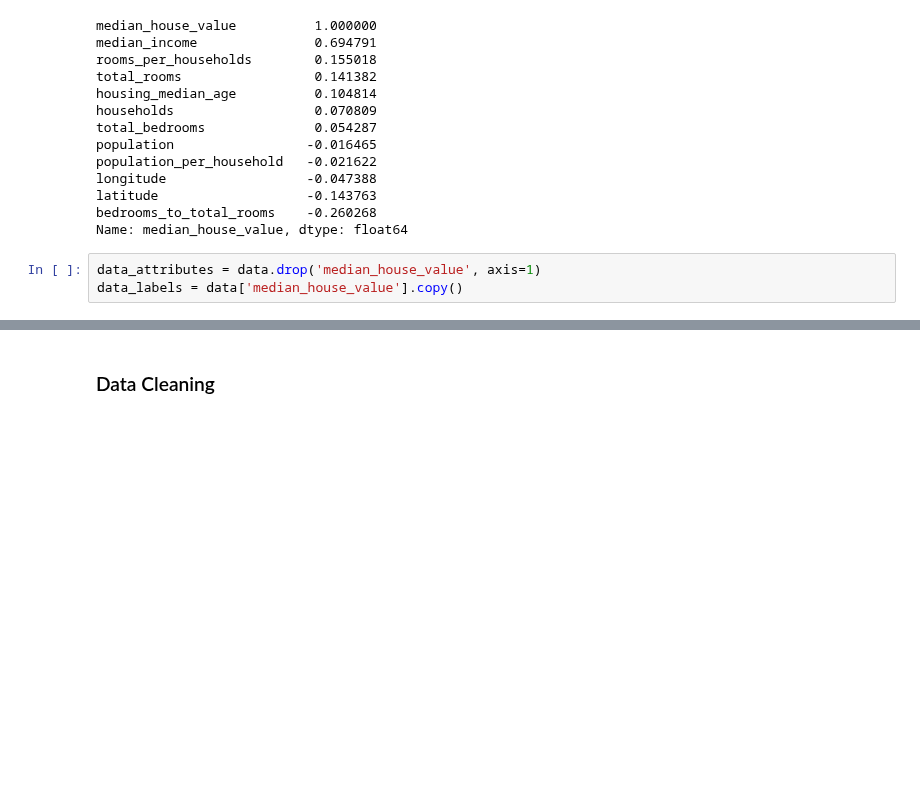
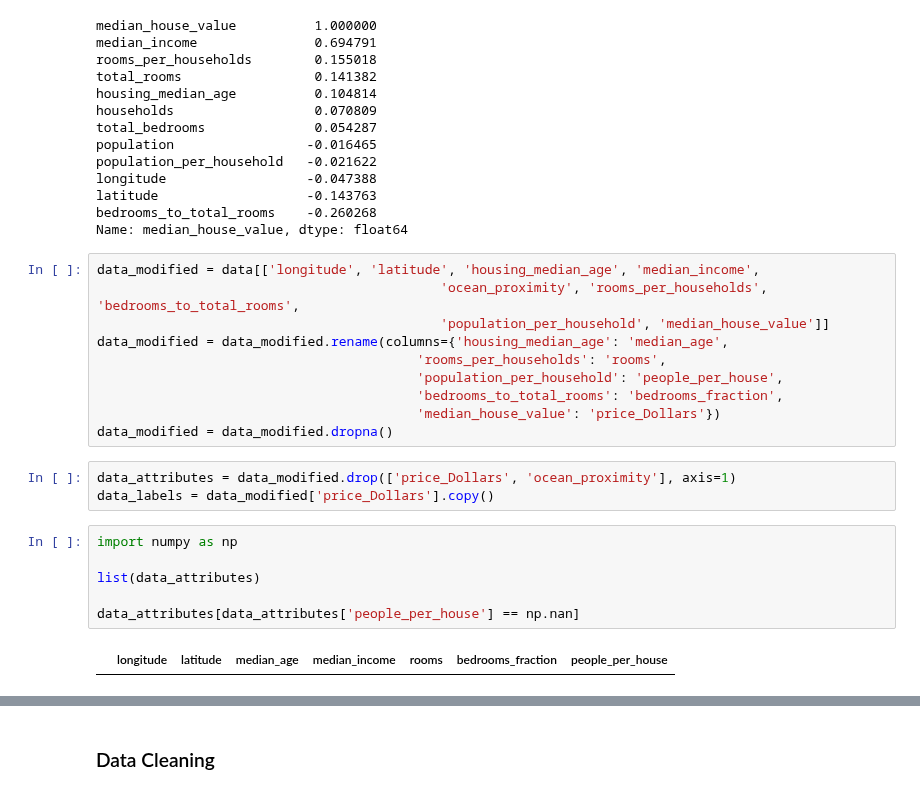
Before and after one commit to somnath1077/ML, a Jupyter notebook: hands_on_ML/Chapter2.ipynb, the cells around one changed output, grey strips where cells are left out. Saved outputs shown, nothing was run; the diff lists cells and outputs as text; blank space fills up the shorter version.

```diff
--- a/hands_on_ML/Chapter2.ipynb
+++ b/hands_on_ML/Chapter2.ipynb
@@ -247,6 +247,24 @@ longitude                  -0.047388
 latitude                   -0.143763
 bedrooms_to_total_rooms    -0.260268
 Name: median_house_value, dtype: float64
+# %%
+data_modified = data[['longitude', 'latitude', 'housing_median_age', 'median_income',
+                                            'ocean_proximity', 'rooms_per_households', 'bedrooms_to_total_rooms',
+                                            'population_per_household', 'median_house_value']]
+data_modified = data_modified.rename(columns={'housing_median_age': 'median_age',
+                                         'rooms_per_households': 'rooms',
+                                         'population_per_household': 'people_per_house',
+                                         'bedrooms_to_total_rooms': 'bedrooms_fraction',
+                                         'median_house_value': 'price_Dollars'})
+data_modified = data_modified.dropna()
 # %%
-data_attributes = data.drop('median_house_value', axis=1)
-data_labels = data['median_house_value'].copy()
+data_attributes = data_modified.drop(['price_Dollars', 'ocean_proximity'], axis=1)
+data_labels = data_modified['price_Dollars'].copy()
+# %%
+import numpy as np
+
+list(data_attributes)
+
+data_attributes[data_attributes['people_per_house'] == np.nan]
+# %% [output]
+|  | longitude | latitude | median_age | median_income | rooms | bedrooms_fraction | people_per_house |
```
Also changed, not shown: parts of 13 cells of this notebook.
